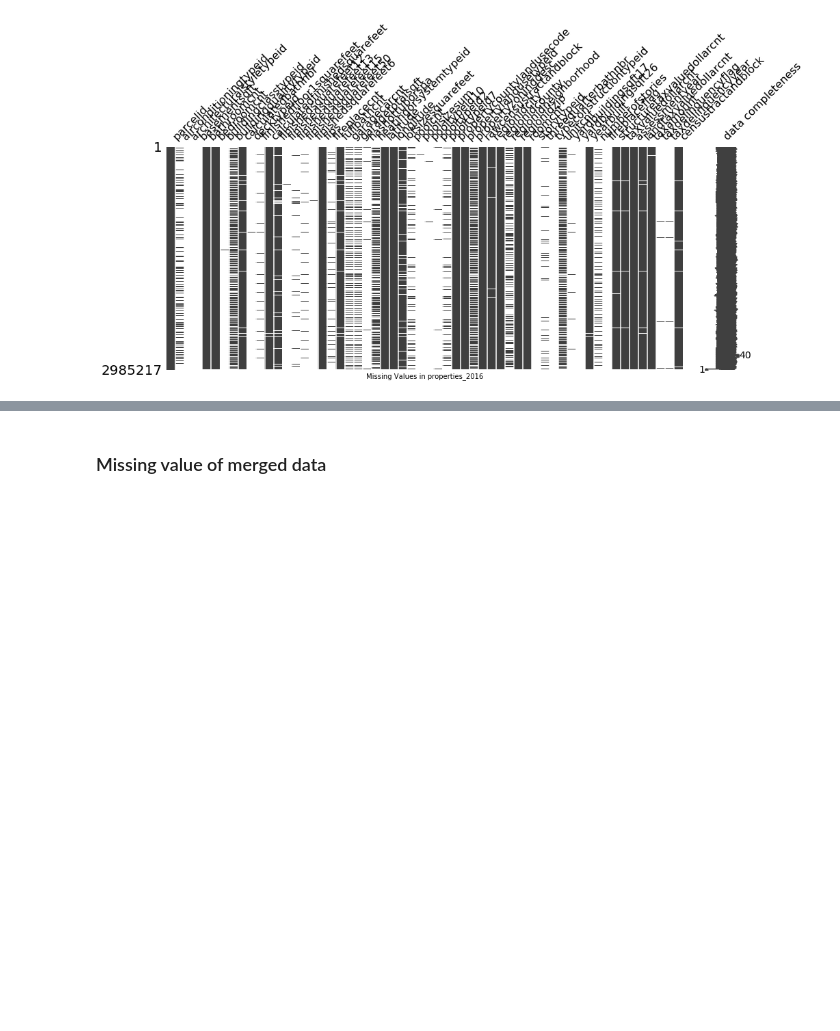
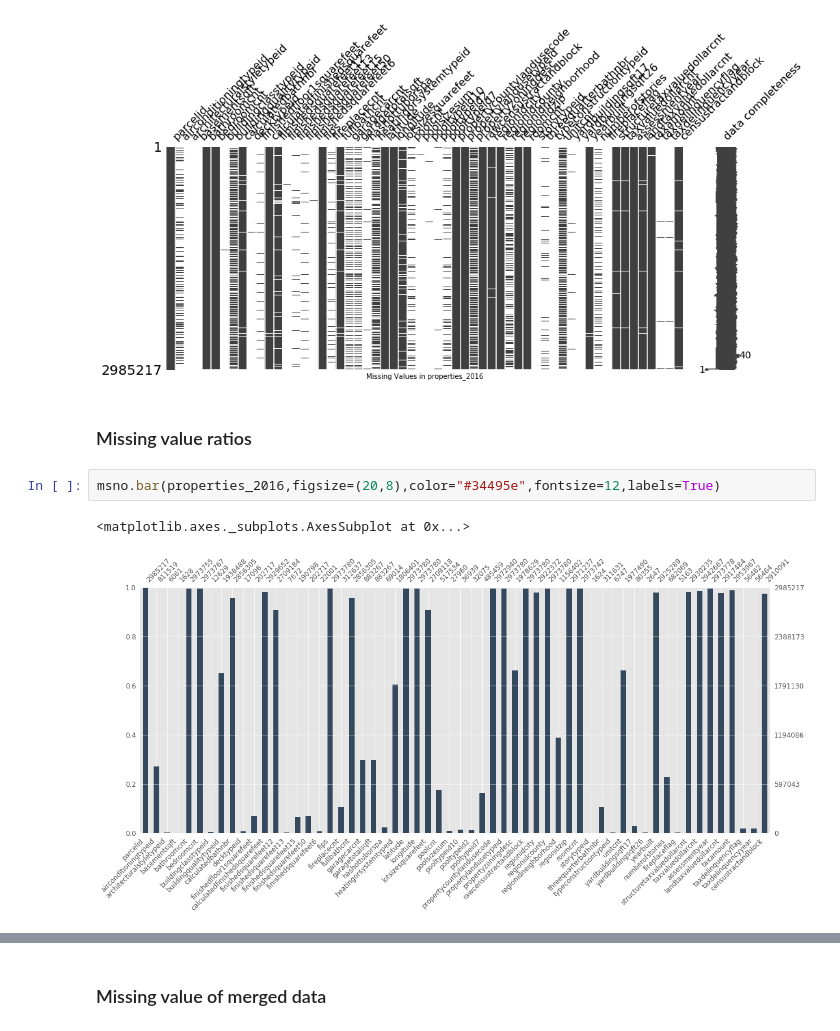
Before and after one commit to ymkim268/inf552-ss18-proj, a Jupyter notebook: Missing data preprocessing.ipynb, the cells around one changed output, grey strips where cells are left out. Drawn from its saved outputs; the diff is of its cells as text; blank space fills up the shorter version.

Commit message:
missing value

```diff
--- a/Missing data preprocessing.ipynb
+++ b/Missing data preprocessing.ipynb
@@ -98,3 +98,10 @@ plt.xlabel('Missing Values in ' + file)
 plt.show()
 # %% [output]
 [figure]
+# %% [markdown]
+### Missing value ratios
+# %%
+msno.bar(properties_2016,figsize=(20,8),color="#34495e",fontsize=12,labels=True)
+# %% [output]
+<matplotlib.axes._subplots.AxesSubplot at 0x...>
+[figure, added]
```
Also changed, not shown: parts of 29 cells of this notebook.
